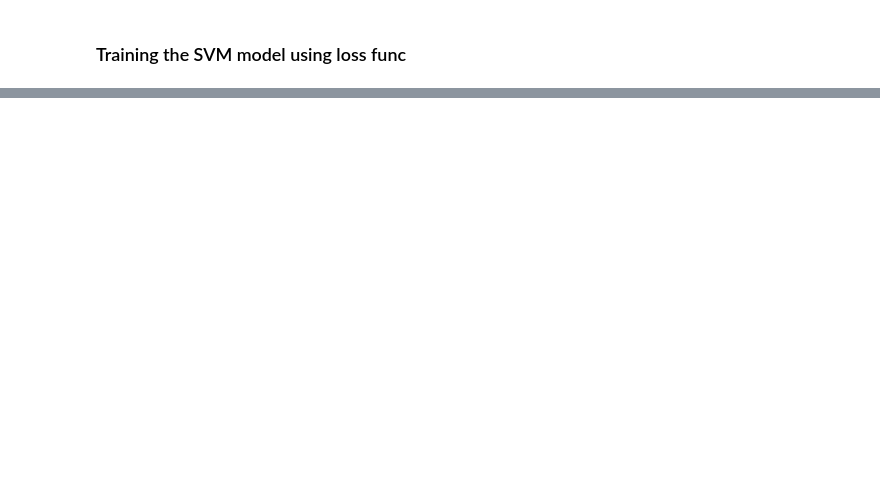
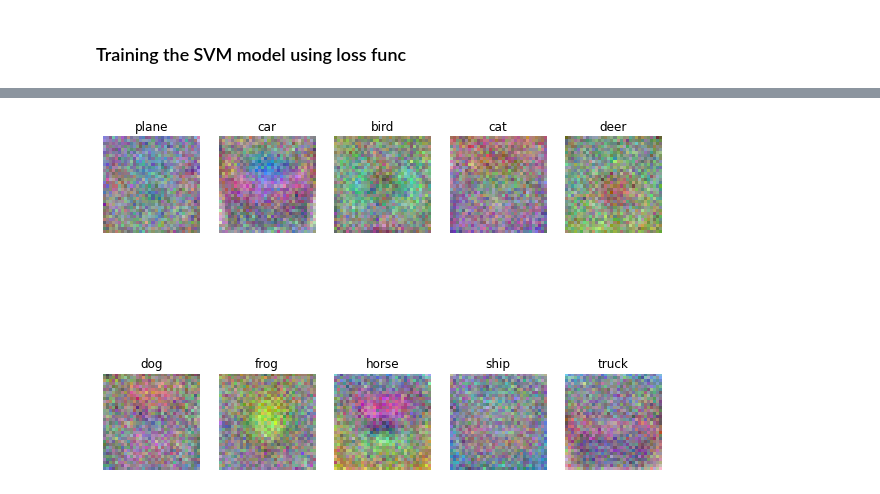
Before and after one commit to vaishanth-rmrj/MultiClass-SVM-Image-Classifier-Scratch, a Jupyter notebook: svm_classifier.ipynb, the cells around one changed output, grey strips where cells are left out. Drawn from its saved outputs; the diff is of its cells as text; code cells hidden in the pictures; blank space fills up the shorter version.

```diff
--- a/svm_classifier.ipynb
+++ b/svm_classifier.ipynb
@@ -457,0 +491,7 @@ TypeError: loss_vectorized() missing 1 required positional argument: 'reg'
+# %%
+# predicting values using trained weights
+y_train_pred = svm.predict(x_train)
+y_val_pred = svm.predict(x_val)
+
+print('training accuracy: %f' % (np.mean(y_train == y_train_pred), ))
+print('validation accuracy: %f' % (np.mean(y_val == y_val_pred), ))
@@ -457,0 +638,18 @@ TypeError: loss_vectorized() missing 1 required positional argument: 'reg'
+# %%
+
+# Depending on your choice of learning rate and regularization strength, these may
+# or may not be nice to look at.
+w = best_svm.W[:-1,:] # strip out the bias
+w = w.reshape(32, 32, 3, 10)
+w_min, w_max = np.min(w), np.max(w)
+classes = ['plane', 'car', 'bird', 'cat', 'deer', 'dog', 'frog', 'horse', 'ship', 'truck']
+for i in range(10):
+    plt.subplot(2, 5, i + 1)
+
+    # Rescale the weights to be between 0 and 255
+    wimg = 255.0 * (w[:, :, :, i].squeeze() - w_min) / (w_max - w_min)
+    plt.imshow(wimg.astype('uint8'))
+    plt.axis('off')
+    plt.title(classes[i])
+# %% [output]
+[figure, added]
```
Also changed, not shown: parts of 17 cells of this notebook.
